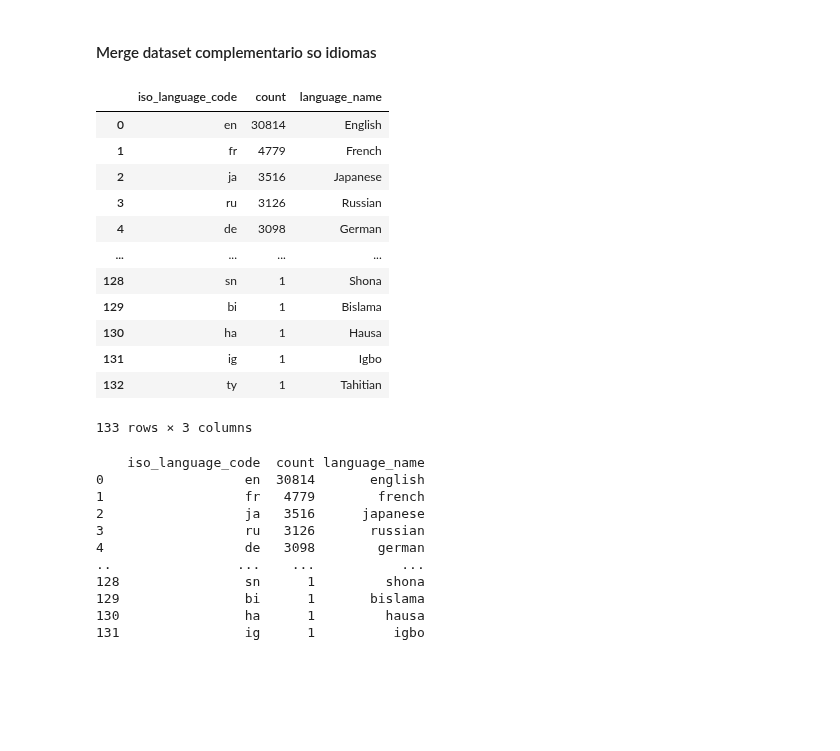
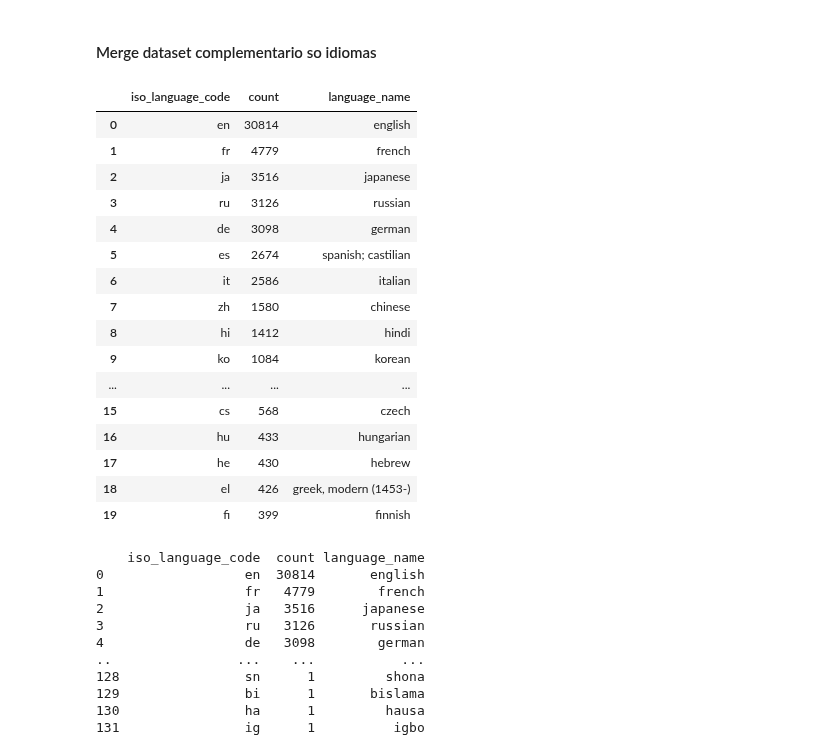
Before and after one commit to Lucaramallo/PI1_MLOps_Sistema_de_Recomendacion_Movies_ML, a Jupyter notebook: ETLs/Functios_testing/Functions_test.ipynb, the cells around one changed output. Cells and saved outputs as stored; diff of their text form; code cells hidden in the pictures; blank space fills up the shorter version.

```diff
--- a/ETLs/Functios_testing/Functions_test.ipynb
+++ b/ETLs/Functios_testing/Functions_test.ipynb
@@ -275,21 +275,25 @@ df_language_counts
 # %%
 df_f1_lang_movie_count = pd.merge(df_language_counts, iso_language_data , on='iso_language_code', how='left')
 # %%
-df_f1_lang_movie_count
+df_f1_lang_movie_count.head(20)
 # %% [output]
 |  | iso_language_code | count | language_name |
-| 0 | en | 30814 | English |
-| 1 | fr | 4779 | French |
-| 2 | ja | 3516 | Japanese |
-| 3 | ru | 3126 | Russian |
-| 4 | de | 3098 | German |
+| 0 | en | 30814 | english |
+| 1 | fr | 4779 | french |
+| 2 | ja | 3516 | japanese |
+| 3 | ru | 3126 | russian |
+| 4 | de | 3098 | german |
+| 5 | es | 2674 | spanish; castilian |
+| 6 | it | 2586 | italian |
+| 7 | zh | 1580 | chinese |
+| 8 | hi | 1412 | hindi |
+| 9 | ko | 1084 | korean |
 | ... | ... | ... | ... |
-| 128 | sn | 1 | Shona |
-| 129 | bi | 1 | Bislama |
-| 130 | ha | 1 | Hausa |
-| 131 | ig | 1 | Igbo |
-| 132 | ty | 1 | Tahitian |
+| 15 | cs | 568 | czech |
+| 16 | hu | 433 | hungarian |
+| 17 | he | 430 | hebrew |
+| 18 | el | 426 | greek, modern (1453-) |
+| 19 | fi | 399 | finnish |
-133 rows × 3 columns
 # %%
 # Convertir todas las celdas a minúsculas en df_f1_lang_movie_count
 df_f1_lang_movie_count = df_f1_lang_movie_count.applymap(lambda x: str(x).lower())
```
Also changed, not shown: 1 other file.
